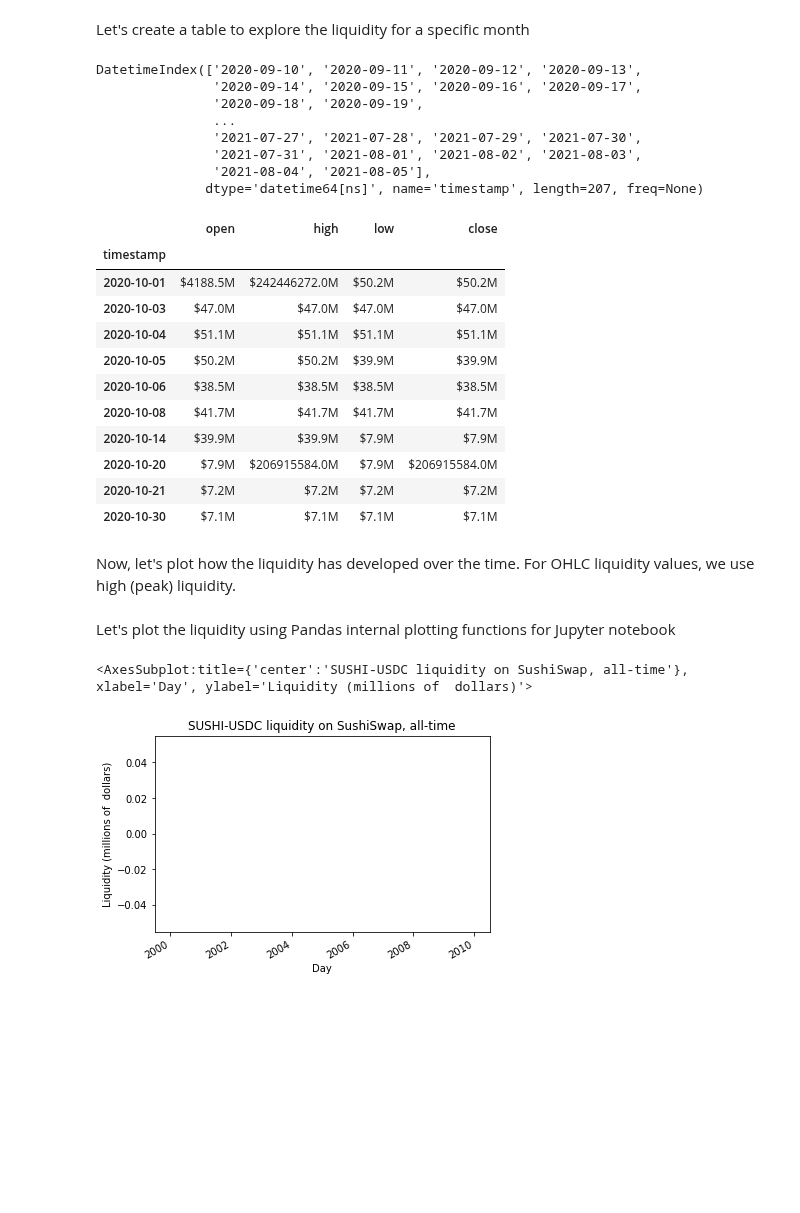
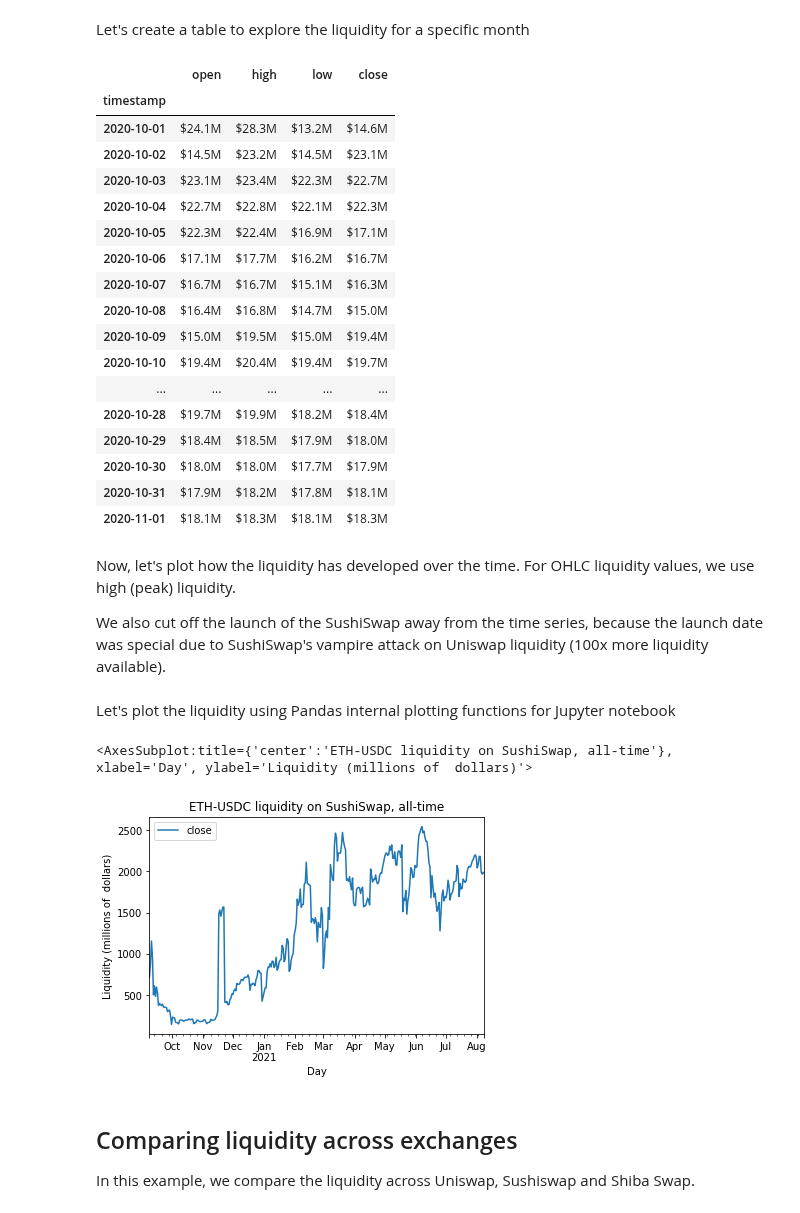
Before and after one commit to tradingstrategy-ai/trading-strategy, a Jupyter notebook: docs/source/examples/liquidity-analysis.ipynb, the cells around one changed output. Cells and saved outputs as stored; diff of their text form; code cells hidden in the pictures; blank space fills up the shorter version.

Commit message:
Adding more to liquidity analysis

```diff
--- a/docs/source/examples/liquidity-analysis.ipynb
+++ b/docs/source/examples/liquidity-analysis.ipynb
@@ -85,10 +85,10 @@ sushi_swap = exchange_universe.get_by_name_and_chain(ChainId.ethereum, "sushiswa
 
 pair: DEXPair = pair_universe.get_one_pair_from_pandas_universe(
     sushi_swap.exchange_id,
-    "SUSHI",
+    "WETH",
     "USDC")
 
-sushi_usdc_liquidity = liquidity_universe.get_liquidity_by_pair(pair.pair_id)
+eth_usdc_liquidity = liquidity_universe.get_liquidity_by_pair(pair.pair_id)
 # %% [markdown]
 Let's create a table to explore the liquidity for a specific month
 # %%
@@ -97,41 +97,39 @@ import datetime
 start = datetime.datetime(2020, 10, 1)
 end = datetime.datetime(2020, 11, 1)
 
-sushi_usdc_liquidity.set_index(sushi_usdc_liquidity["timestamp"])
+eth_usdc_liquidity.set_index(eth_usdc_liquidity["timestamp"])
 
-df = sushi_usdc_liquidity[["open", "high", "low", "close"]]
+df = eth_usdc_liquidity[["open", "high", "low", "close"]]
 
-df = df.set_index(sushi_usdc_liquidity["timestamp"])
-
-print(df.index)
+df = df.set_index(eth_usdc_liquidity["timestamp"])
 
 def format(x):
-    return "${:.1f}M".format(x)
+    return "${:.1f}M".format(x / 1_000_000)
 # df = df.rename(index={"timestamp": "Date"})
 
 df = df.applymap(format)
 
 df[start:end]
 # %% [output]
-DatetimeIndex(['2020-09-10', '2020-09-11', '2020-09-12', '2020-09-13',
-               '2020-09-14', '2020-09-15', '2020-09-16', '2020-09-17',
-               '2020-09-18', '2020-09-19',
-               ...
-               '2021-07-27', '2021-07-28', '2021-07-29', '2021-07-30',
-               '2021-07-31', '2021-08-01', '2021-08-02', '2021-08-03',
-               '2021-08-04', '2021-08-05'],
-              dtype='datetime64[ns]', name='timestamp', length=207, freq=None)
 |  | open | high | low | close |
 | timestamp |  |  |  |  |
-| 2020-10-01 | $4188.5M | $242446272.0M | $50.2M | $50.2M |
-| 2020-10-03 | $47.0M | $47.0M | $47.0M | $47.0M |
-| 2020-10-04 | $51.1M | $51.1M | $51.1M | $51.1M |
-| 2020-10-05 | $50.2M | $50.2M | $39.9M | $39.9M |
-| 2020-10-06 | $38.5M | $38.5M | $38.5M | $38.5M |
-| 2020-10-08 | $41.7M | $41.7M | $41.7M | $41.7M |
-| 2020-10-14 | $39.9M | $39.9M | $7.9M | $7.9M |
-| 2020-10-20 | $7.9M | $206915584.0M | $7.9M | $206915584.0M |
-| 2020-10-21 | $7.2M | $7.2M | $7.2M | $7.2M |
-| 2020-10-30 | $7.1M | $7.1M | $7.1M | $7.1M |
+| 2020-10-01 | $24.1M | $28.3M | $13.2M | $14.6M |
+| 2020-10-02 | $14.5M | $23.2M | $14.5M | $23.1M |
+| 2020-10-03 | $23.1M | $23.4M | $22.3M | $22.7M |
+| 2020-10-04 | $22.7M | $22.8M | $22.1M | $22.3M |
+| 2020-10-05 | $22.3M | $22.4M | $16.9M | $17.1M |
+| 2020-10-06 | $17.1M | $17.7M | $16.2M | $16.7M |
+| 2020-10-07 | $16.7M | $16.7M | $15.1M | $16.3M |
+| 2020-10-08 | $16.4M | $16.8M | $14.7M | $15.0M |
+| 2020-10-09 | $15.0M | $19.5M | $15.0M | $19.4M |
+| 2020-10-10 | $19.4M | $20.4M | $19.4M | $19.7M |
+| ... | ... | ... | ... | ... |
+| 2020-10-28 | $19.7M | $19.9M | $18.2M | $18.4M |
+| 2020-10-29 | $18.4M | $18.5M | $17.9M | $18.0M |
+| 2020-10-30 | $18.0M | $18.0M | $17.7M | $17.9M |
+| 2020-10-31 | $17.9M | $18.2M | $17.8M | $18.1M |
+| 2020-11-01 | $18.1M | $18.3M | $18.1M | $18.3M |
 # %% [markdown]
 Now, let's plot how the liquidity has developed over the time. For OHLC liquidity values, we use high (peak) liquidity.
+
+We also cut off the launch of the SushiSwap away from the time series, because the launch date was special due to SushiSwap's vampire attack on Uniswap liquidity (100x more liquidity available).
@@ -146,11 +136,22 @@ series = pd.Series(sushi_usdc_liquidity["close"], index=sushi_usdc_liquidity["ti
+# %%
+df = eth_usdc_liquidity[["close"]]
+
+# Convert to millions
+df["close"] = df["close"] / 1_000_00
+
+df = df.set_index(eth_usdc_liquidity["timestamp"])
 # %% [markdown]
 Let's plot the liquidity using Pandas internal plotting functions for Jupyter notebook
 # %%
-axes_subplot = series.plot(title="SUSHI-USDC liquidity on SushiSwap, all-time")
+axes_subplot = df.plot(title="ETH-USDC liquidity on SushiSwap, all-time")
 axes_subplot.set_xlabel("Day")
 axes_subplot.set_ylabel("Liquidity (millions of  dollars)")
 
 axes_subplot
 # %% [output]
-<AxesSubplot:title={'center':'SUSHI-USDC liquidity on SushiSwap, all-time'}, xlabel='Day', ylabel='Liquidity (millions of  dollars)'>
+<AxesSubplot:title={'center':'ETH-USDC liquidity on SushiSwap, all-time'}, xlabel='Day', ylabel='Liquidity (millions of  dollars)'>
-[figure, old version]
+[figure, new version]
+# %% [markdown]
+## Comparing liquidity across exchanges
+
+In this example, we compare the liquidity across Uniswap, Sushiswap and Shiba Swap.
```
Also changed, not shown: parts of 2 cells of this notebook, 2 other files.
